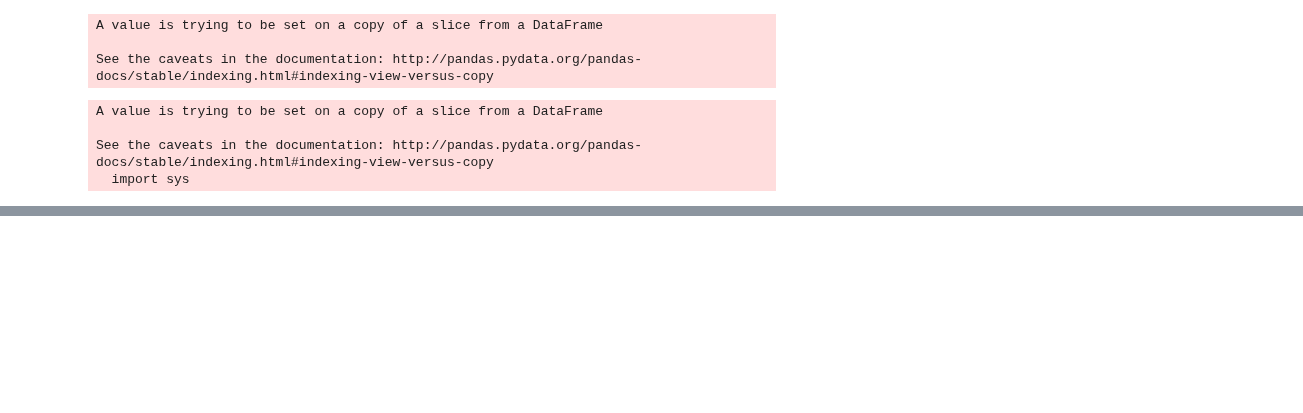
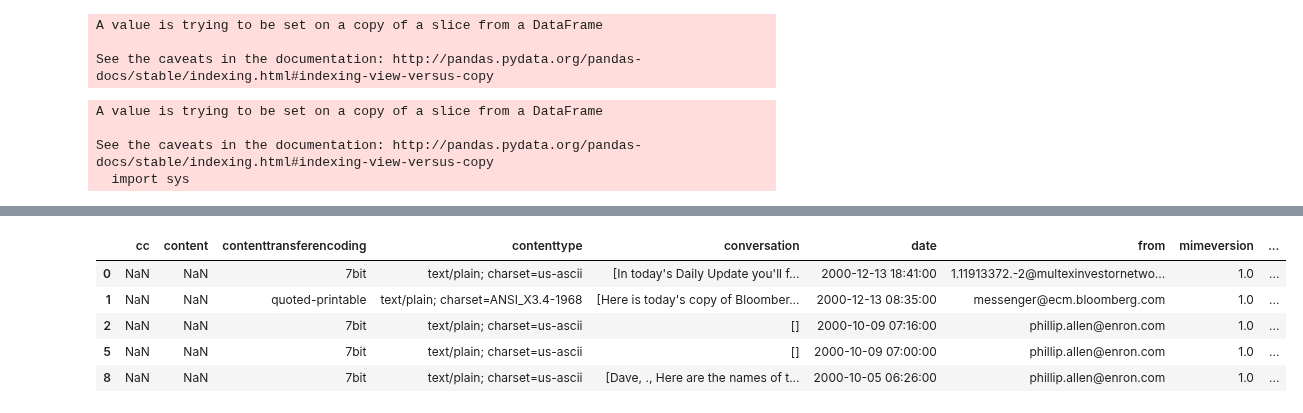
Before and after one commit to SNaveenMathew/TextMining, a Jupyter notebook: main.ipynb, the cells around one changed output, grey strips where cells are left out. Saved outputs shown, nothing was run; the diff lists cells and outputs as text; code cells hidden in the pictures; blank space fills up the shorter version.

```diff
--- a/main.ipynb
+++ b/main.ipynb
@@ -140,9 +146,6 @@ A value is trying to be set on a copy of a slice from a DataFrame
 
 See the caveats in the documentation: http://pandas.pydata.org/pandas-docs/stable/indexing.html#indexing-view-versus-copy
   import sys
-# %%
-others = strings[strings['date'].apply(lambda x: x is None)]
-strings = strings[strings['date'].apply(lambda x: x is not None)]
 # %%
 strings.head()
 # %% [output]
@@ -154,0 +219,15 @@ strings.head()
+# %%
+def get_strings(strings, patts, meta_data_start_pattern, meta_data_stop_pattern, in_type = "html_email", meta_data = []):
+    content_meta = []
+    for i in range(strings.shape[0]):
+        content_meta = content_meta + postprocess_contents_meta_data(strings.iloc[i], patts, meta_data_start_pattern, meta_data_stop_pattern, in_type, meta_data)
+
+    strings = Series(content_meta)
+    strings = strings.apply(Series)
+    strings["conversation"][strings["conversation"].apply(nulls)] = ""
+    strings["conversation"] = strings["conversation"].apply(tokenize_sentence_nltk)
+    strings = extract_from_date(strings)
+    return strings
+
+strings = get_strings(strings, patts, meta_data_start_pattern, meta_data_stop_pattern, in_type = "html_email", meta_data = [])
+strings.head()
@@ -155,3 +271,15 @@ strings.head()
+# %%
+import pandas
+others = strings[strings['date'].apply(lambda x: x is None or type(x) == pandas._libs.tslib.NaTType)]
+strings = strings[strings['date'].apply(lambda x: x is not None and type(x) != pandas._libs.tslib.NaTType)]
+strings.head()
+# %% [output]
+|  | cc | content | contenttransferencoding | contenttype | conversation | date | from | mimeversion | ... |
+| 0 | NaN | NaN | 7bit | text/plain; charset=us-ascii | [In today's Daily Update you'll f... | 2000-12-13 18:41:00 | 1.11913372.-2@multexinvestornetwo... | 1.0 | ... |
+| 1 | NaN | NaN | quoted-printable | text/plain; charset=ANSI_X3.4-1968 | [Here is today's copy of Bloomber... | 2000-12-13 08:35:00 | messenger@ecm.bloomberg.com | 1.0 | ... |
+| 2 | NaN | NaN | 7bit | text/plain; charset=us-ascii | [] | 2000-10-09 07:16:00 | phillip.allen@enron.com | 1.0 | ... |
+| 5 | NaN | NaN | 7bit | text/plain; charset=us-ascii | [] | 2000-10-09 07:00:00 | phillip.allen@enron.com | 1.0 | ... |
+| 8 | NaN | NaN | 7bit | text/plain; charset=us-ascii | [Dave, ., Here are the names of t... | 2000-10-05 06:26:00 | phillip.allen@enron.com | 1.0 | ... |
 # %%
 others.shape
 # %% [output]
```
Also changed, not shown: parts of 34 cells of this notebook, 2 other files.
